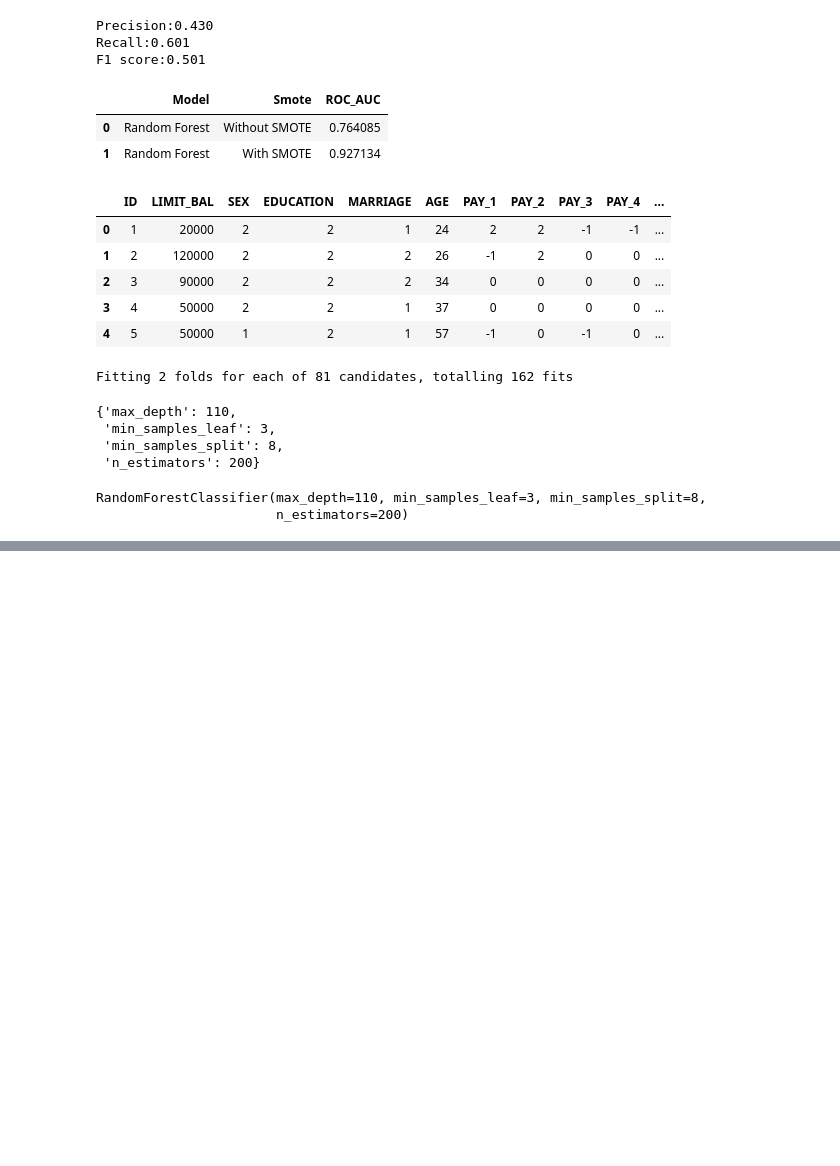
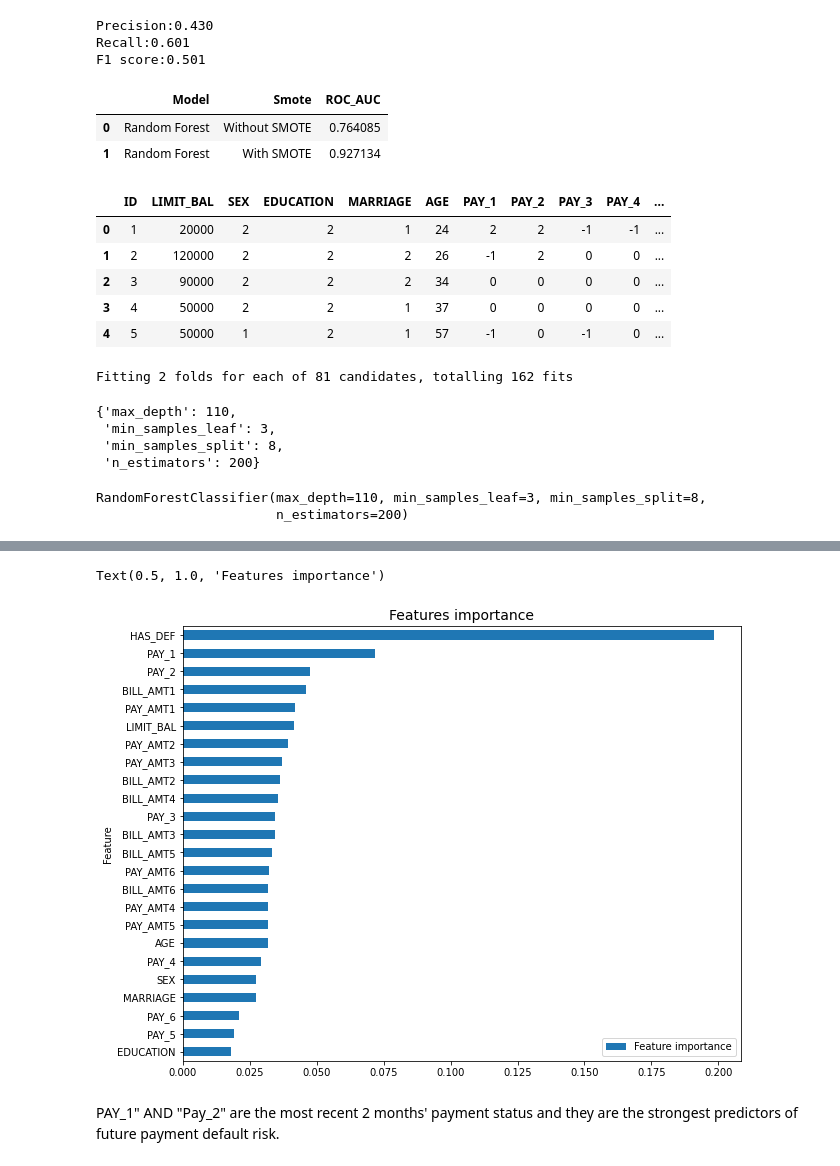
Before and after one commit to San13deep/-Credit-Card-Default-Prediction, a Jupyter notebook: Credit_Card_Default_Prediction_Capstone_Project_33.ipynb, the cells around one changed output, grey strips where cells are left out. Drawn from its saved outputs; the diff is of its cells as text; code cells hidden in the pictures; blank space fills up the shorter version.

```diff
--- a/Credit_Card_Default_Prediction_Capstone_Project_33.ipynb
+++ b/Credit_Card_Default_Prediction_Capstone_Project_33.ipynb
@@ -692,0 +857,14 @@ X_train_sm, X_test, y_train_sm, y_test = data_split(X, y, imbalance = True)
+# %%
+# Plot feature importance of winner model - Random Forest
+
+fea_df = pd.DataFrame({'Feature': feature_cols, 'Feature importance': rf_best.feature_importances_})
+fea_df = fea_df.sort_values(by='Feature importance')
+
+figure, ax = plt.subplots(figsize = (10,8))
+fea_df.plot.barh(x='Feature',y='Feature importance', ax=ax)
+plt.title('Features importance',fontsize=14)
+# %% [output]
+Text(0.5, 1.0, 'Features importance')
+[figure, added]
+# %% [markdown]
+PAY_1" AND "Pay_2" are the most recent 2 months' payment status and they are the strongest predictors of future payment default risk.
```
Also changed, not shown: parts of 13 cells of this notebook.
